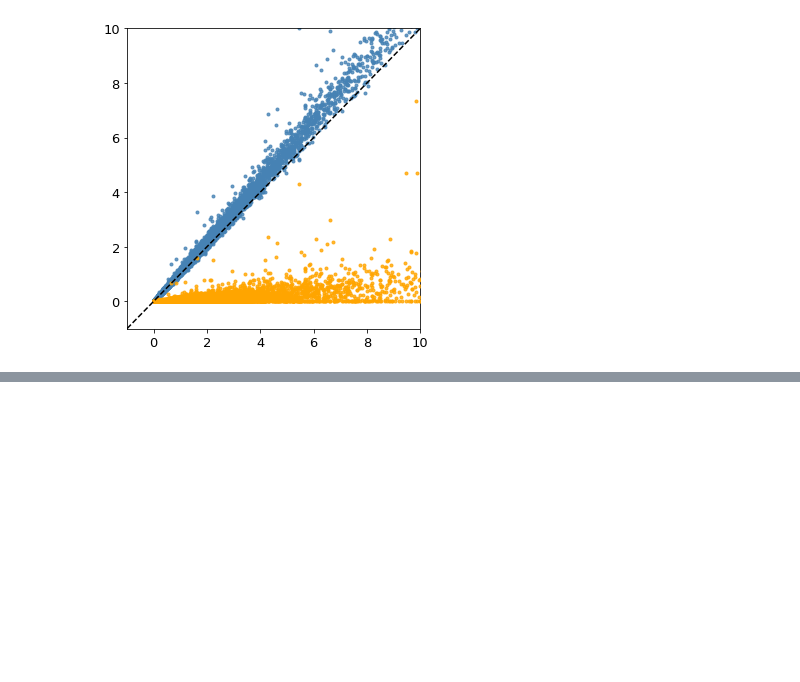
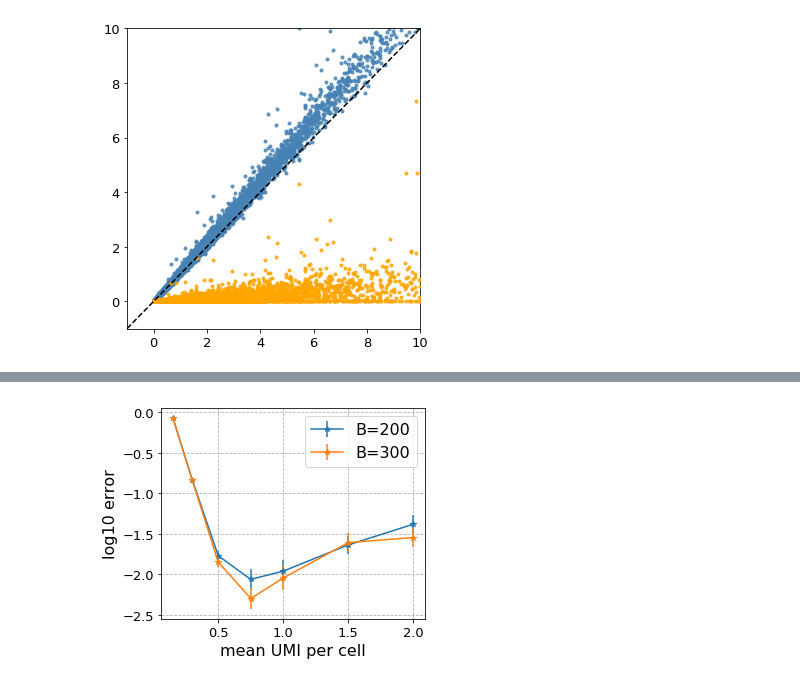
Before and after one commit to martinjzhang/single_cell_eb, a Jupyter notebook: experiments/figure_ercc.ipynb, the cells around one changed output, grey strips where cells are left out. Cells and saved outputs as stored; diff of their text form; code cells hidden in the pictures; blank space fills up the shorter version.

```diff
--- a/experiments/figure_ercc.ipynb
+++ b/experiments/figure_ercc.ipynb
@@ -259,0 +346,19 @@ plt.show()
+# %%
+plt.figure(figsize=[5,4])
+for B in B_list:
+    error_dd = res_dic_p0[B]
+    mean_err = np.nanmean(error_dd, axis=0)
+    std_err = np.nanstd(error_dd, axis=0) / np.sqrt(np.sum(~np.isnan(error_dd), axis=0))
+    y_val = np.log10(mean_err)
+    y_err = np.log10(mean_err+std_err) - np.log10(mean_err)
+    plt.errorbar(Nr_bar_list[:-1], y_val[:-1], y_err[:-1]*3, label='B=%d'%(B), marker='*')
+plt.xlabel('mean UMI per cell', fontsize=16)
+plt.ylabel('log10 error', fontsize=16)
+plt.legend(fontsize=16)
+plt.grid(linestyle='--')
+plt.tight_layout()
+plt.savefig(output_folder+'/subsample_p0.png')
+plt.savefig(output_folder+'/subsample_p0.pdf')
+plt.show()
+# %% [output]
+[figure, added]
```
Also changed, not shown: parts of 4 cells of this notebook, 21 other files.
